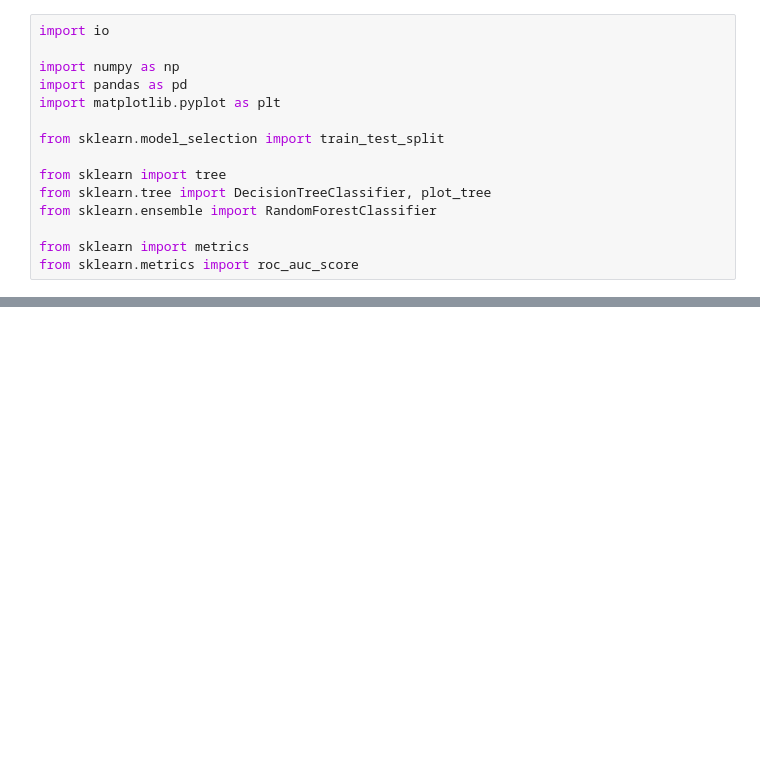
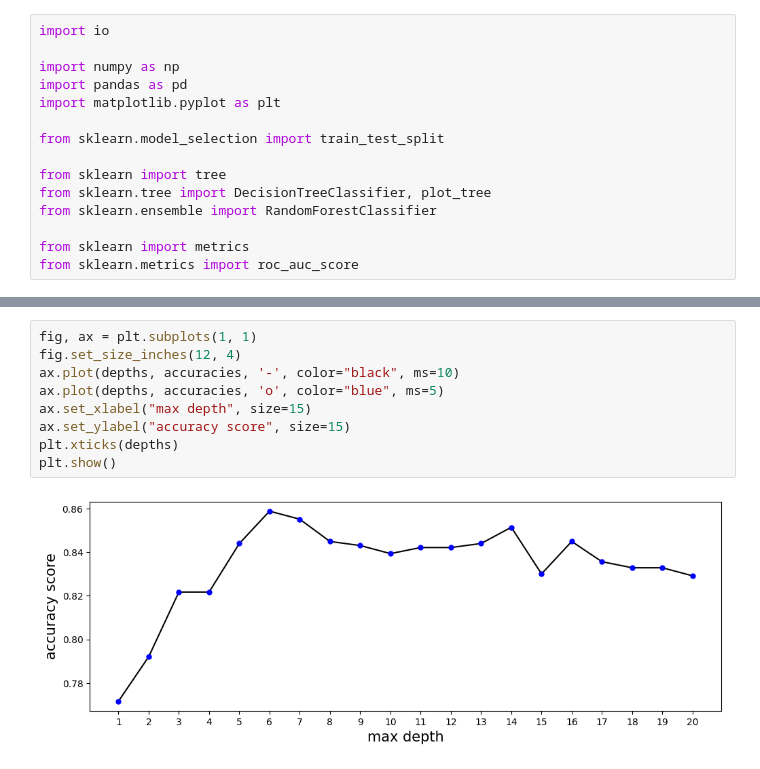
Before and after one commit to ajlukasiewicz/Team_9_MacLearn, a Jupyter notebook: decisionTree_randomForest.ipynb, the cells around one changed output, grey strips where cells are left out. Saved outputs shown, nothing was run; the diff lists cells and outputs as text; blank space fills up the shorter version.

```diff
--- a/decisionTree_randomForest.ipynb
+++ b/decisionTree_randomForest.ipynb
@@ -70,0 +146,11 @@ print(metrics.accuracy_score(y_test, y_pred1), metrics.accuracy_score(y_test, y_
+# %%
+fig, ax = plt.subplots(1, 1)
+fig.set_size_inches(12, 4)
+ax.plot(depths, accuracies, '-', color="black", ms=10)
+ax.plot(depths, accuracies, 'o', color="blue", ms=5)
+ax.set_xlabel("max depth", size=15)
+ax.set_ylabel("accuracy score", size=15)
+plt.xticks(depths)
+plt.show()
+# %% [output]
+[figure, added]
```
Also changed, not shown: parts of 25 cells of this notebook.
